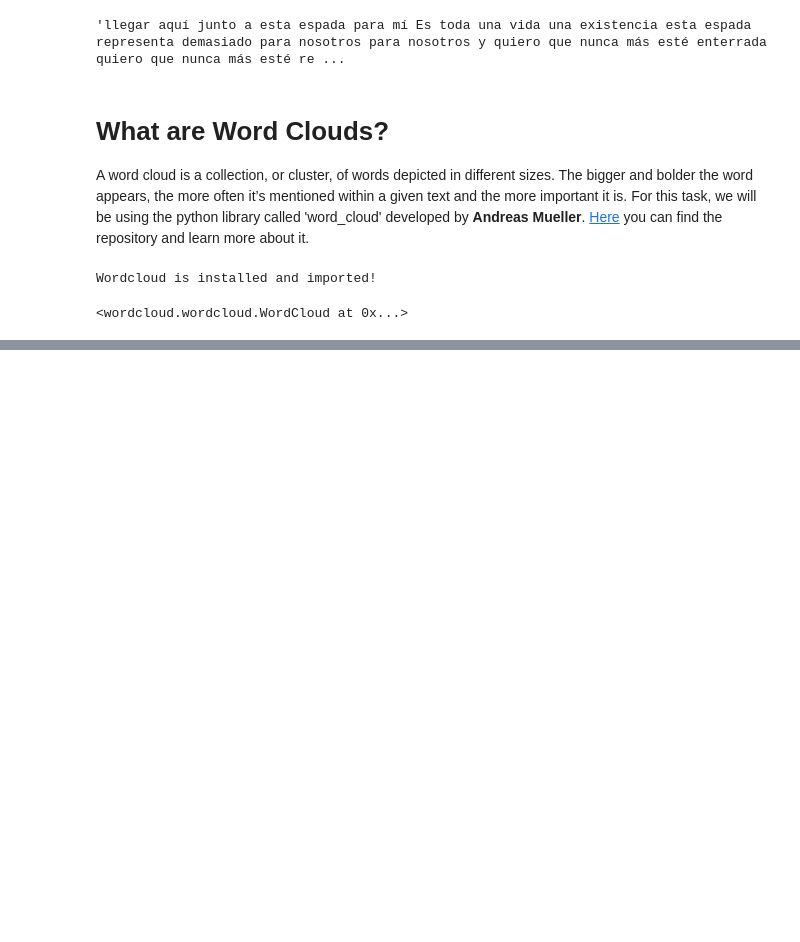
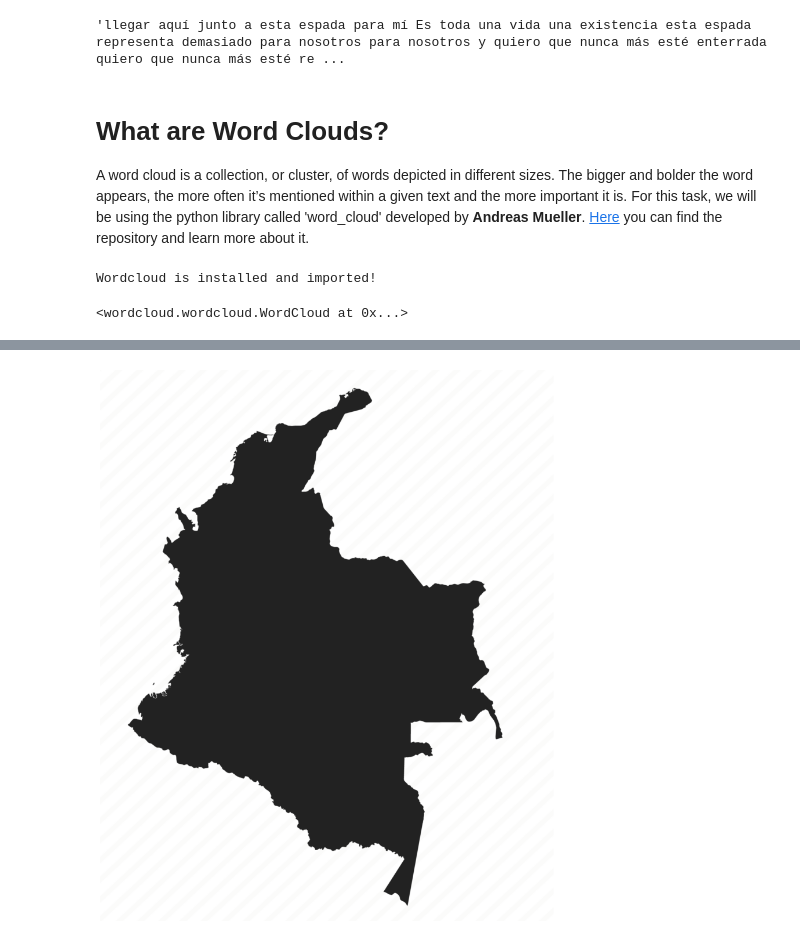
Before and after one commit to diego-aaa-uis/colombianPresidentWordCloud, a Jupyter notebook: colombianPresidentWordCloud.ipynb, the cells around one changed output, grey strips where cells are left out. Drawn from its saved outputs; the diff is of its cells as text; code cells hidden in the pictures; blank space fills up the shorter version.

```diff
--- a/colombianPresidentWordCloud.ipynb
+++ b/colombianPresidentWordCloud.ipynb
@@ -92,0 +105,10 @@ plt.show()
+# %%
+fig = plt.figure()
+fig.set_figwidth(14) # set width
+fig.set_figheight(18) # set height
+
+plt.imshow(co_mask, cmap=plt.cm.gray, interpolation='bilinear')
+plt.axis('off')
+plt.show()
+# %% [output]
+[figure, added]
```
Also changed, not shown: parts of 10 cells of this notebook, 2 other files.
